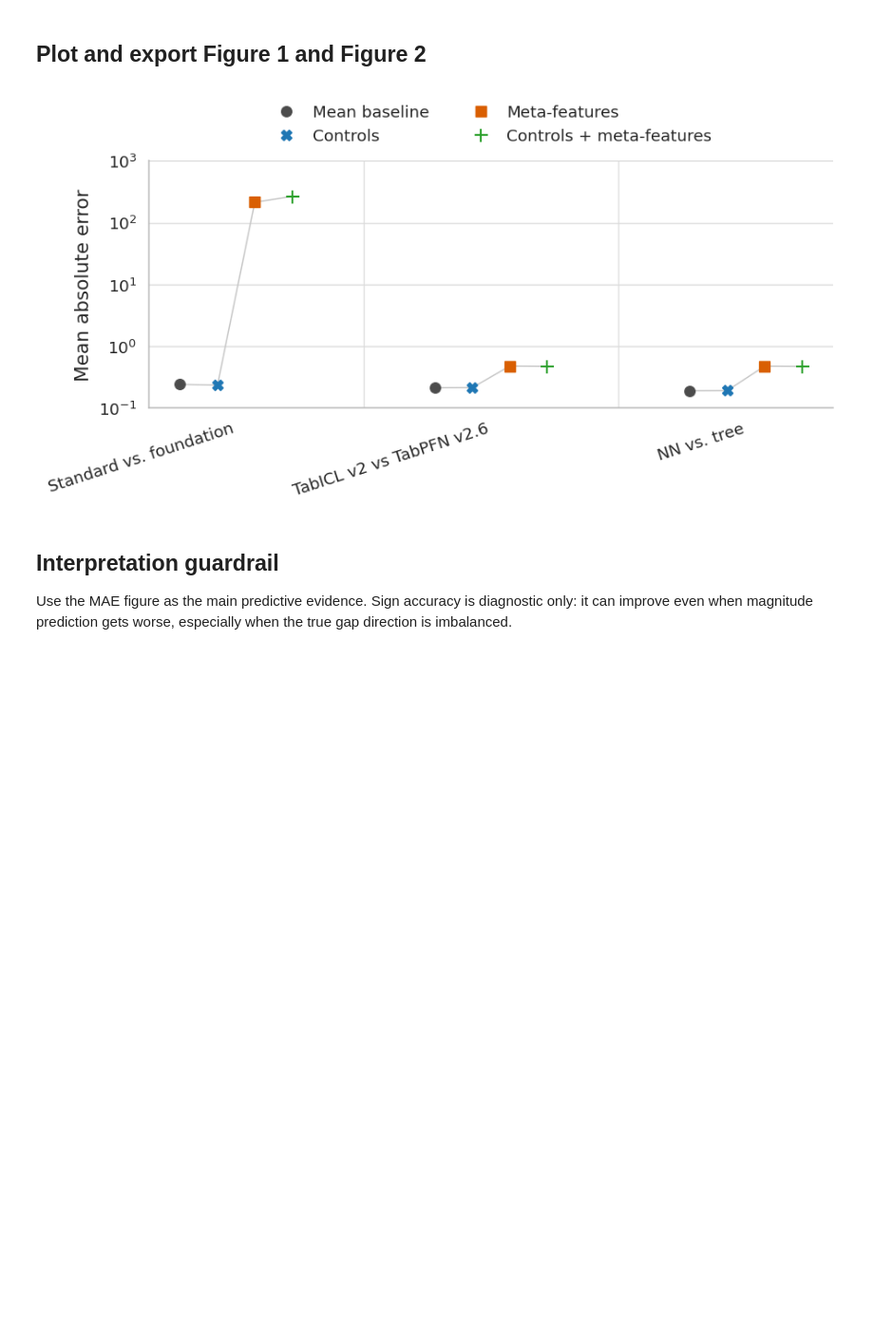
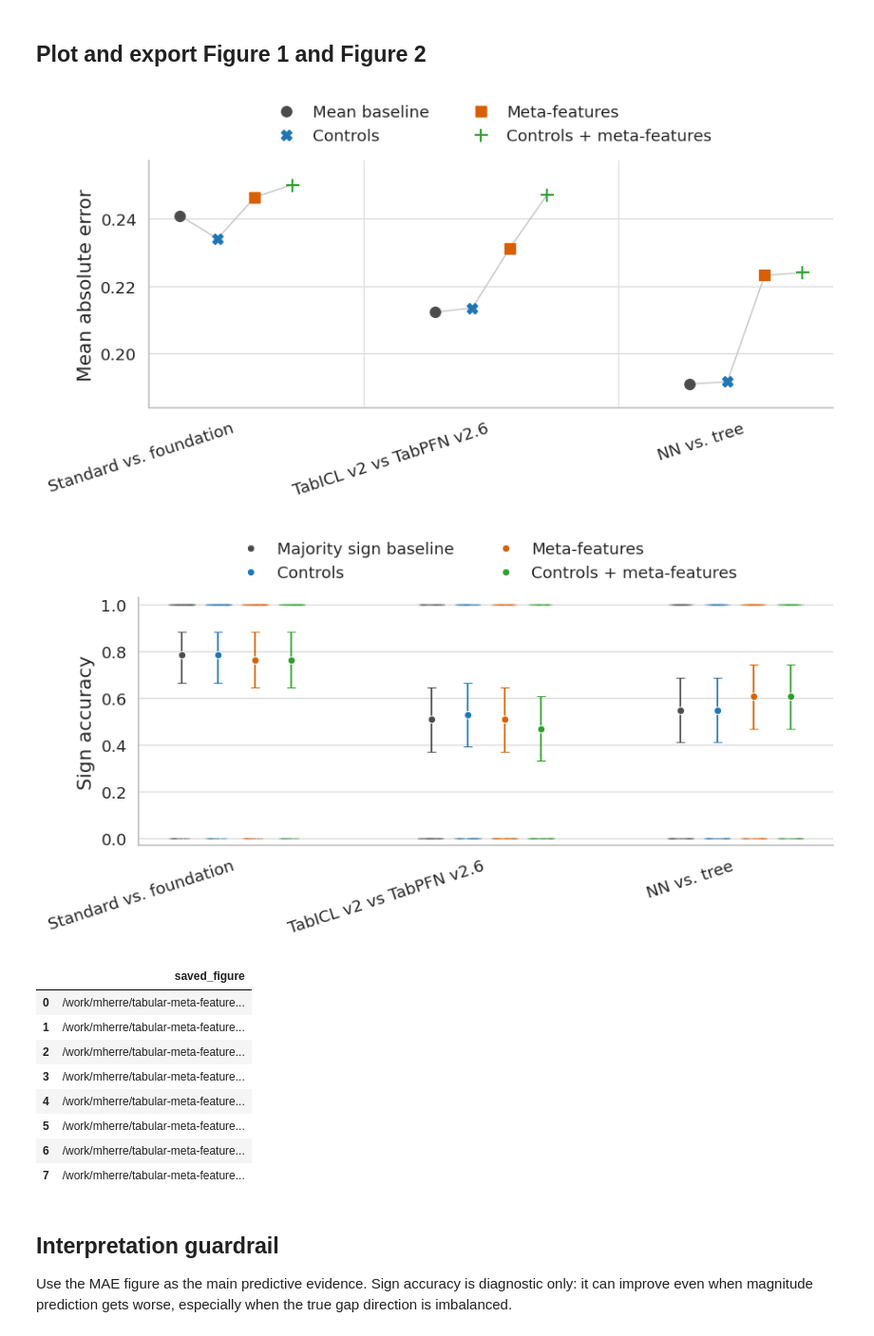
Before and after one commit to m-herre/meta-feature-analysis, a Jupyter notebook: notebooks/08_main_report_predictive_figures.ipynb, the cells around one changed output. Shown at 95% size. Drawn from its saved outputs; the diff is of its cells as text; code cells hidden in the pictures; blank space fills up the shorter version.

```diff
--- a/notebooks/08_main_report_predictive_figures.ipynb
+++ b/notebooks/08_main_report_predictive_figures.ipynb
@@ -70,7 +84,7 @@ MAIN_COMPARISONS = [
 # Paper default: use the general matrix. Set to "analysis_classification_reduced" for the classification appendix.
 ANALYSIS_TABLE = "analysis_general_reduced"
 
-# Choose one or several: "ridge", "tree", "xgboost".
+# Choose one or several: "ridge", "tree", "xgboost", "tabpfn".
 PREDICTIVE_ESTIMATORS = ["ridge"]
 
 # Predictor variants to show in each figure.
@@ -90,6 +104,11 @@ TARGET = "delta_norm"
 UNIT_COLUMN = "dataset"
 RANDOM_STATE = 20260424
 RIDGE_ALPHAS = np.logspace(-3, 3, 13)
+TARGET_BOUNDS = (-1.0, 1.0)
+CLIP_PREDICTIONS = True
+TABPFN_DEVICE = "cuda" if torch_cuda_available() else "cpu"
+if TabPFNRegressor is not None:
+    print(f"TabPFN device: {TABPFN_DEVICE}")
 
 GENERAL_CONTROLS = [
     "log_n",
@@ -320,6 +387,14 @@ def add_sign_accuracy(predictions: pd.DataFrame) -> pd.DataFrame:
 all_predictions = []
 for estimator_name in PREDICTIVE_ESTIMATORS:
     for comparison, frame in analysis_tables.items():
+        all_predictions.append(
+            loodo_predictions(
+                frame=frame,
+                comparison=comparison,
+                estimator_name=estimator_name,
+                predictor_set="sign_majority_baseline",
+            )
+        )
         for predictor_set in PREDICTOR_SETS:
             all_predictions.append(
                 loodo_predictions(
@@ -361,6 +436,7 @@ for keys, group in predictions.groupby(
             "predictor_label": predictor_label,
             "n": group["dataset"].count(),
             "n_predictors": int(group["n_predictors"].iloc[0]),
+            "n_clipped_predictions": int(group["y_pred_was_clipped"].sum()),
             "mae": group["absolute_error"].mean(),
             "mae_ci_low": mae_low,
             "mae_ci_high": mae_high,
@@ -395,6 +474,7 @@ comparison_order = [spec["label"] for spec in MAIN_COMPARISONS]
 predictor_order = [PREDICTOR_LABELS[p] for p in PREDICTOR_SETS]
 palette = {
     "Mean baseline": "#4c4c4c",
+    "Majority sign baseline": "#4c4c4c",
     "Controls": "#1f77b4",
     "Meta-features": "#d95f02",
     "Controls + meta-features": "#2ca02c",
@@ -439,18 +519,24 @@ def plot_metric(estimator_name: str, metric: str) -> tuple[plt.Figure, plt.Axes]
         ylabel = "Sign accuracy"
     else:
         raise ValueError(metric)
+    metric_predictor_sets = (
+        ["sign_majority_baseline", *PREDICTOR_SETS[1:]]
+        if metric == "sign_accuracy"
+        else PREDICTOR_SETS
+    )
+    metric_predictor_order = [PREDICTOR_LABELS[p] for p in metric_predictor_sets]
 
     data = summary.loc[summary["estimator"].eq(estimator_name)].copy()
     data["comparison"] = pd.Categorical(
         data["comparison"], comparison_order, ordered=True
     )
     data["predictor_label"] = pd.Categorical(
-        data["predictor_label"], predictor_order, ordered=True
+        data["predictor_label"], metric_predictor_order, ordered=True
     )
 
     fig, ax = plt.subplots(figsize=(7.8, 4.6))
     x_positions = np.arange(len(comparison_order), dtype=float)
-    offsets = np.linspace(-0.22, 0.22, len(predictor_order))
+    offsets = np.linspace(-0.22, 0.22, len(metric_predictor_order))
     handles = []
 
     if metric == "mae":
@@ -458,7 +544,7 @@ def plot_metric(estimator_name: str, metric: str) -> tuple[plt.Figure, plt.Axes]
             category = (
                 data.loc[data["comparison"].eq(comparison)]
                 .set_index("predictor_label")
-                .reindex(predictor_order)
+                .reindex(metric_predictor_order)
             )
             ax.plot(
                 x_positions[comparison_idx] + offsets,
@@ -468,7 +554,7 @@ def plot_metric(estimator_name: str, metric: str) -> tuple[plt.Figure, plt.Axes]
                 zorder=1,
             )
 
-    for predictor_label, offset in zip(predictor_order, offsets, strict=True):
+    for predictor_label, offset in zip(metric_predictor_order, offsets, strict=True):
         subset = (
             data.loc[data["predictor_label"].eq(predictor_label)]
             .set_index("comparison")
@@ -567,11 +653,12 @@ def plot_metric(estimator_name: str, metric: str) -> tuple[plt.Figure, plt.Axes]
     ax.tick_params(axis="both", labelsize=11, color="0.72")
 
     if metric == "mae":
-        ax.set_yscale("log")
-        ax.set_yticks([1e-1, 1e0, 1e1, 1e2, 1e3])
-        ax.set_yticklabels(
-            [r"$10^{-1}$", r"$10^{0}$", r"$10^{1}$", r"$10^{2}$", r"$10^{3}$"]
-        )
+        mae_values = data[value_col].dropna().astype(float)
+        if not mae_values.empty:
+            mae_min = float(mae_values.min())
+            mae_max = float(mae_values.max())
+            mae_pad = 0.12 * (mae_max - mae_min) if mae_max > mae_min else 0.02
+            ax.set_ylim(max(0.0, mae_min - mae_pad), mae_max + mae_pad)
         for separator in x_positions[:-1] + 0.5:
             ax.axvline(separator, color="0.88", linewidth=0.8, zorder=0)
     else:
@@ -579,35 +666,45 @@ def plot_metric(estimator_name: str, metric: str) -> tuple[plt.Figure, plt.Axes]
         ax.set_yticks(np.linspace(0.0, 1.0, 6))
         # ax.axhline(0.5, color="0.55", linestyle="--", linewidth=0.8, zorder=1)
 
     legend_handles = handles if metric == "mae" else [h.lines[0] for h in handles]
     ax.legend(
         handles=legend_handles,
-        labels=predictor_order,
+        labels=metric_predictor_order,
         ncol=2,
         frameon=False,
         loc="lower center",
         bbox_to_anchor=(0.5, 1.04),
         borderaxespad=0.0,
         columnspacing=2.2,
         handletextpad=0.6,
         fontsize=11,
     )
     fig.tight_layout(rect=(0, 0, 1, 0.90))
     return fig, ax
 
 
 saved_paths = []
 for estimator_name in PREDICTIVE_ESTIMATORS:
     for metric in ["mae", "sign_accuracy"]:
         fig, _ = plot_metric(estimator_name, metric)
         for path in output_paths(estimator_name, metric):
             fig.savefig(path, bbox_inches="tight")
             saved_paths.append(path)
         plt.show()
 
 pd.DataFrame({"saved_figure": [str(p) for p in saved_paths]})
 # %% [output]
-[figure, old version]
+[figure, new version]
+[figure, added]
+|  | saved_figure |
+| 0 | /work/mherre/tabular-meta-feature... |
+| 1 | /work/mherre/tabular-meta-feature... |
+| 2 | /work/mherre/tabular-meta-feature... |
+| 3 | /work/mherre/tabular-meta-feature... |
+| 4 | /work/mherre/tabular-meta-feature... |
+| 5 | /work/mherre/tabular-meta-feature... |
+| 6 | /work/mherre/tabular-meta-feature... |
+| 7 | /work/mherre/tabular-meta-feature... |
 # %% [markdown]
 ## Interpretation guardrail
 
```
Also changed, not shown: parts of 7 cells of this notebook, 2 other files.
